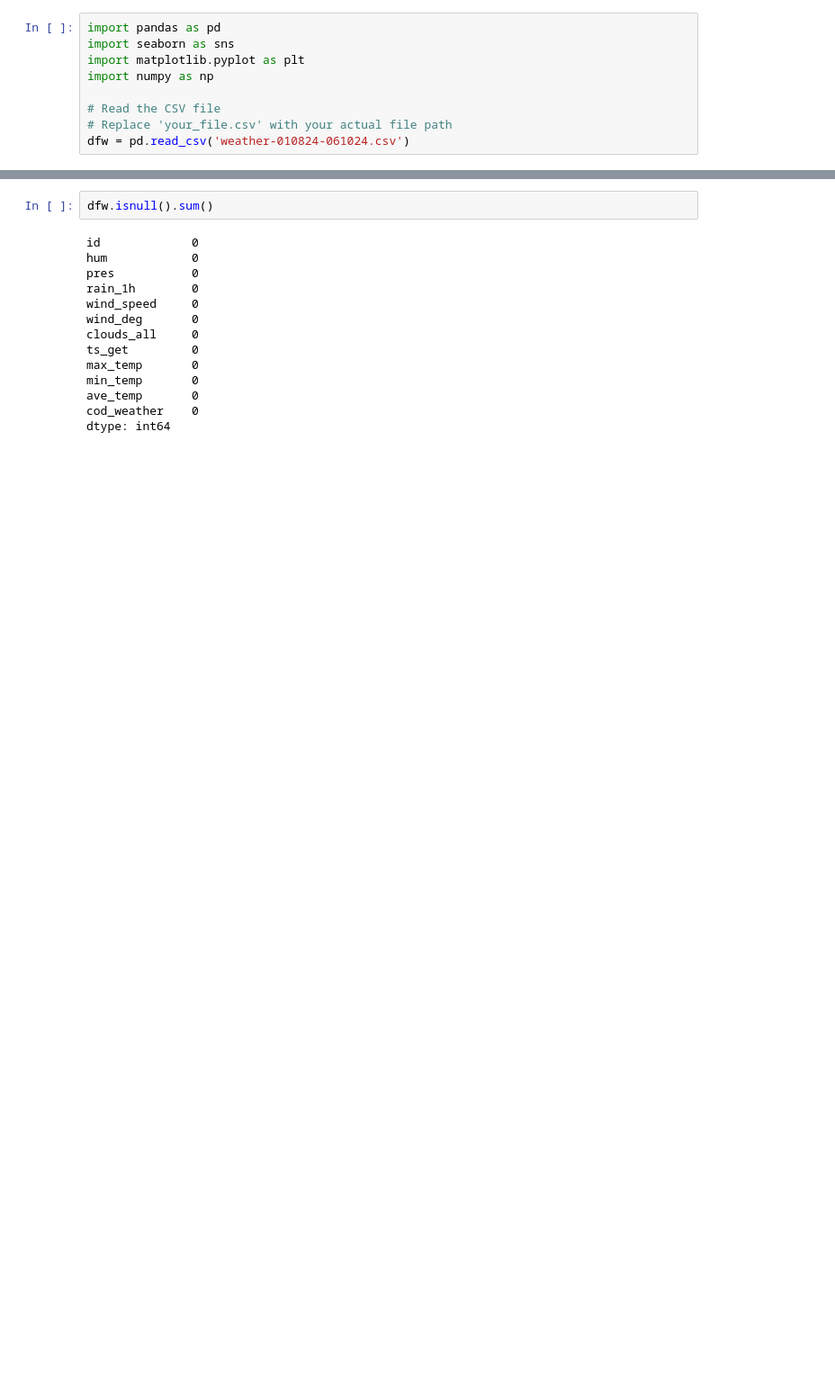
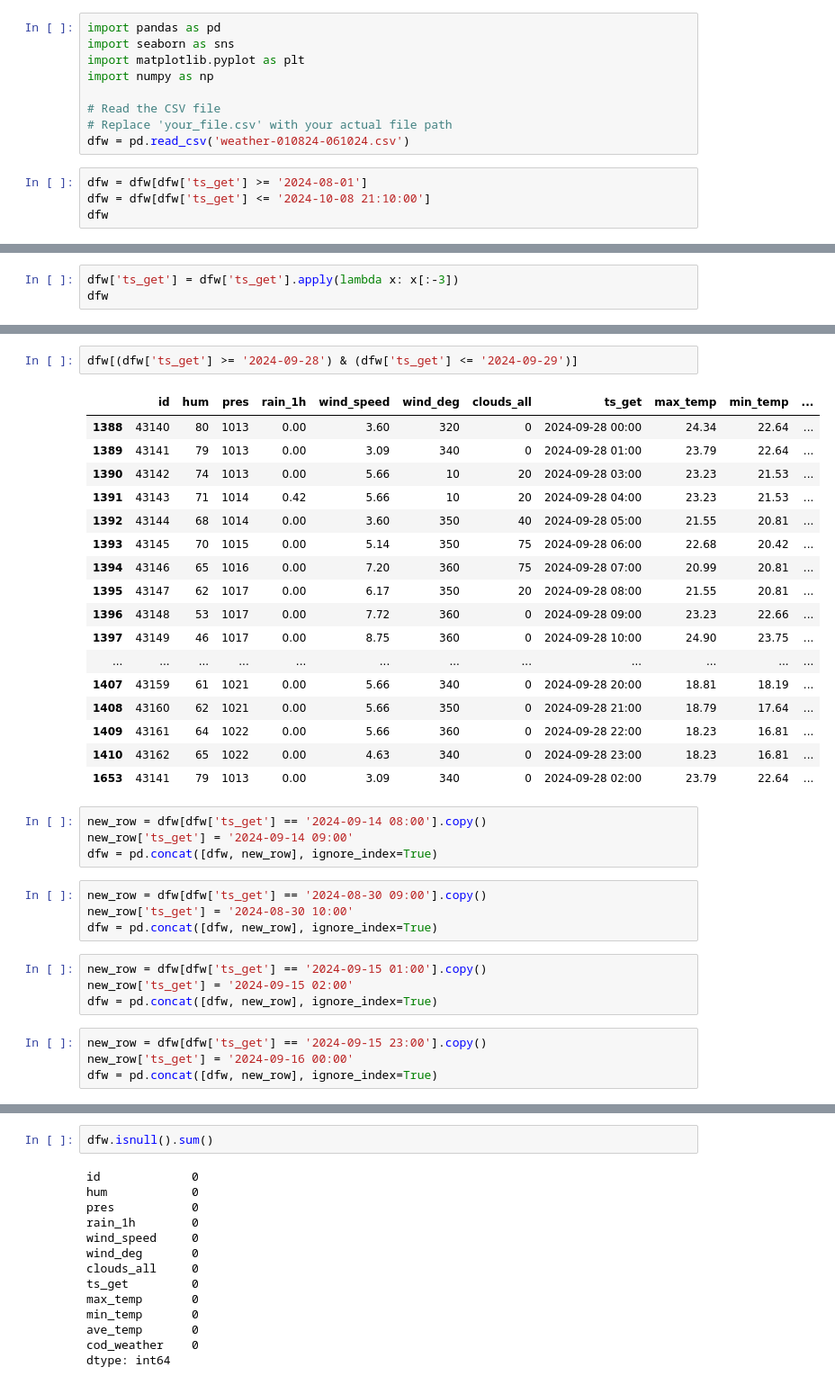
Before and after one commit to trianam/SmartCityQC-QForrest, a Jupyter notebook: SmartCityQCWizard/weather/weather_preprocess.ipynb, the cells around one changed output, grey strips where cells are left out. Shown at 90% size. Drawn from its saved outputs; the diff is of its cells as text; blank space fills up the shorter version.

```diff
--- a/SmartCityQCWizard/weather/weather_preprocess.ipynb
+++ b/SmartCityQCWizard/weather/weather_preprocess.ipynb
@@ -7,3 +7,7 @@ import numpy as np
 # Read the CSV file
 # Replace 'your_file.csv' with your actual file path
 dfw = pd.read_csv('weather-010824-061024.csv')
+# %%
+dfw = dfw[dfw['ts_get'] >= '2024-08-01']
+dfw = dfw[dfw['ts_get'] <= '2024-10-08 21:10:00']
+dfw
@@ -9,0 +28,3 @@ dfw = pd.read_csv('weather-010824-061024.csv')
+# %%
+dfw['ts_get'] = dfw['ts_get'].apply(lambda x: x[:-3])
+dfw
@@ -9,0 +65,36 @@ dfw = pd.read_csv('weather-010824-061024.csv')
+# %%
+dfw[(dfw['ts_get'] >= '2024-09-28') & (dfw['ts_get'] <= '2024-09-29')]
+# %% [output]
+|  | id | hum | pres | rain_1h | wind_speed | wind_deg | clouds_all | ts_get | max_temp | min_temp | ... |
+| 1388 | 43140 | 80 | 1013 | 0.00 | 3.60 | 320 | 0 | 2024-09-28 00:00 | 24.34 | 22.64 | ... |
+| 1389 | 43141 | 79 | 1013 | 0.00 | 3.09 | 340 | 0 | 2024-09-28 01:00 | 23.79 | 22.64 | ... |
+| 1390 | 43142 | 74 | 1013 | 0.00 | 5.66 | 10 | 20 | 2024-09-28 03:00 | 23.23 | 21.53 | ... |
+| 1391 | 43143 | 71 | 1014 | 0.42 | 5.66 | 10 | 20 | 2024-09-28 04:00 | 23.23 | 21.53 | ... |
+| 1392 | 43144 | 68 | 1014 | 0.00 | 3.60 | 350 | 40 | 2024-09-28 05:00 | 21.55 | 20.81 | ... |
+| 1393 | 43145 | 70 | 1015 | 0.00 | 5.14 | 350 | 75 | 2024-09-28 06:00 | 22.68 | 20.42 | ... |
+| 1394 | 43146 | 65 | 1016 | 0.00 | 7.20 | 360 | 75 | 2024-09-28 07:00 | 20.99 | 20.81 | ... |
+| 1395 | 43147 | 62 | 1017 | 0.00 | 6.17 | 350 | 20 | 2024-09-28 08:00 | 21.55 | 20.81 | ... |
+| 1396 | 43148 | 53 | 1017 | 0.00 | 7.72 | 360 | 0 | 2024-09-28 09:00 | 23.23 | 22.66 | ... |
+| 1397 | 43149 | 46 | 1017 | 0.00 | 8.75 | 360 | 0 | 2024-09-28 10:00 | 24.90 | 23.75 | ... |
+| ... | ... | ... | ... | ... | ... | ... | ... | ... | ... | ... | ... |
+| 1407 | 43159 | 61 | 1021 | 0.00 | 5.66 | 340 | 0 | 2024-09-28 20:00 | 18.81 | 18.19 | ... |
+| 1408 | 43160 | 62 | 1021 | 0.00 | 5.66 | 350 | 0 | 2024-09-28 21:00 | 18.79 | 17.64 | ... |
+| 1409 | 43161 | 64 | 1022 | 0.00 | 5.66 | 360 | 0 | 2024-09-28 22:00 | 18.23 | 16.81 | ... |
+| 1410 | 43162 | 65 | 1022 | 0.00 | 4.63 | 340 | 0 | 2024-09-28 23:00 | 18.23 | 16.81 | ... |
+| 1653 | 43141 | 79 | 1013 | 0.00 | 3.09 | 340 | 0 | 2024-09-28 02:00 | 23.79 | 22.64 | ... |
+# %%
+new_row = dfw[dfw['ts_get'] == '2024-09-14 08:00'].copy()
+new_row['ts_get'] = '2024-09-14 09:00'
+dfw = pd.concat([dfw, new_row], ignore_index=True)
+# %%
+new_row = dfw[dfw['ts_get'] == '2024-08-30 09:00'].copy()
+new_row['ts_get'] = '2024-08-30 10:00'
+dfw = pd.concat([dfw, new_row], ignore_index=True)
+# %%
+new_row = dfw[dfw['ts_get'] == '2024-09-15 01:00'].copy()
+new_row['ts_get'] = '2024-09-15 02:00'
+dfw = pd.concat([dfw, new_row], ignore_index=True)
+# %%
+new_row = dfw[dfw['ts_get'] == '2024-09-15 23:00'].copy()
+new_row['ts_get'] = '2024-09-16 00:00'
+dfw = pd.concat([dfw, new_row], ignore_index=True)
```
Also changed, not shown: parts of 8 cells of this notebook, 9 other files.
